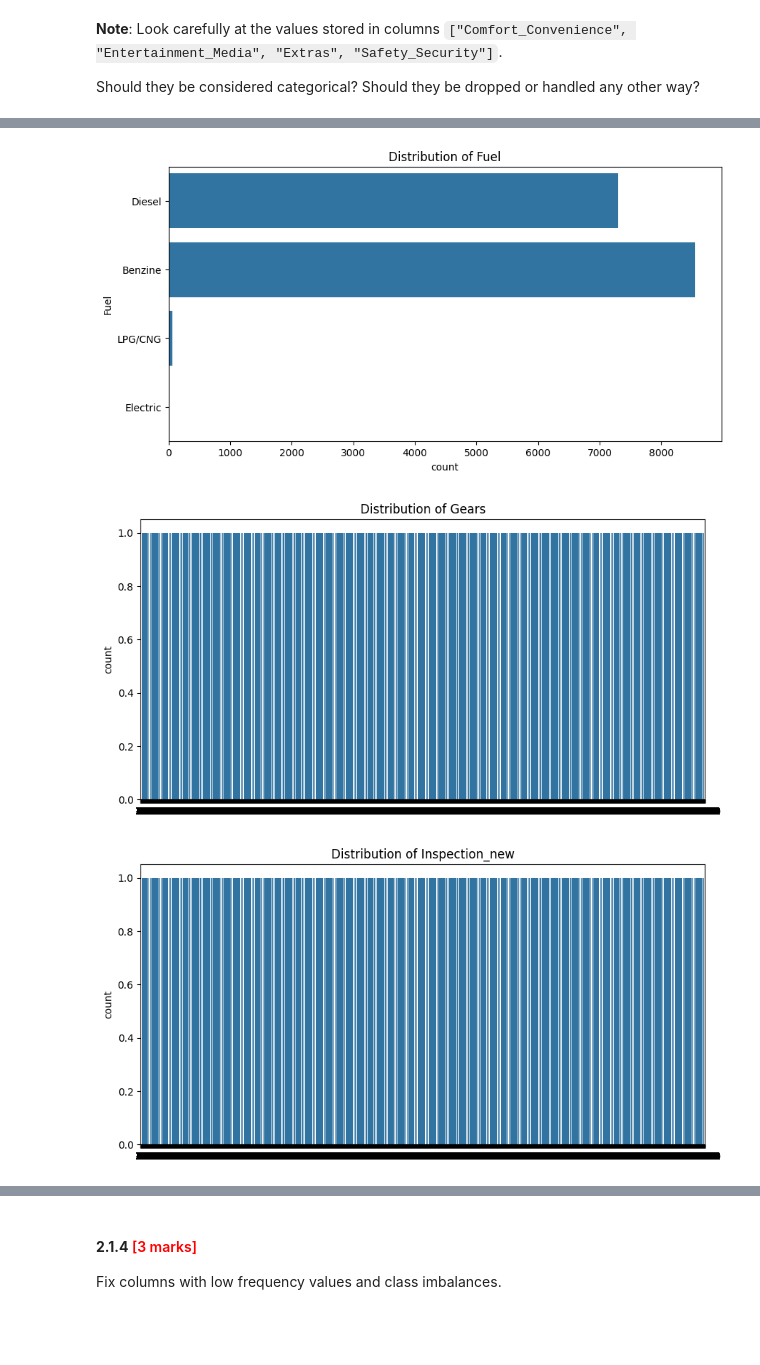
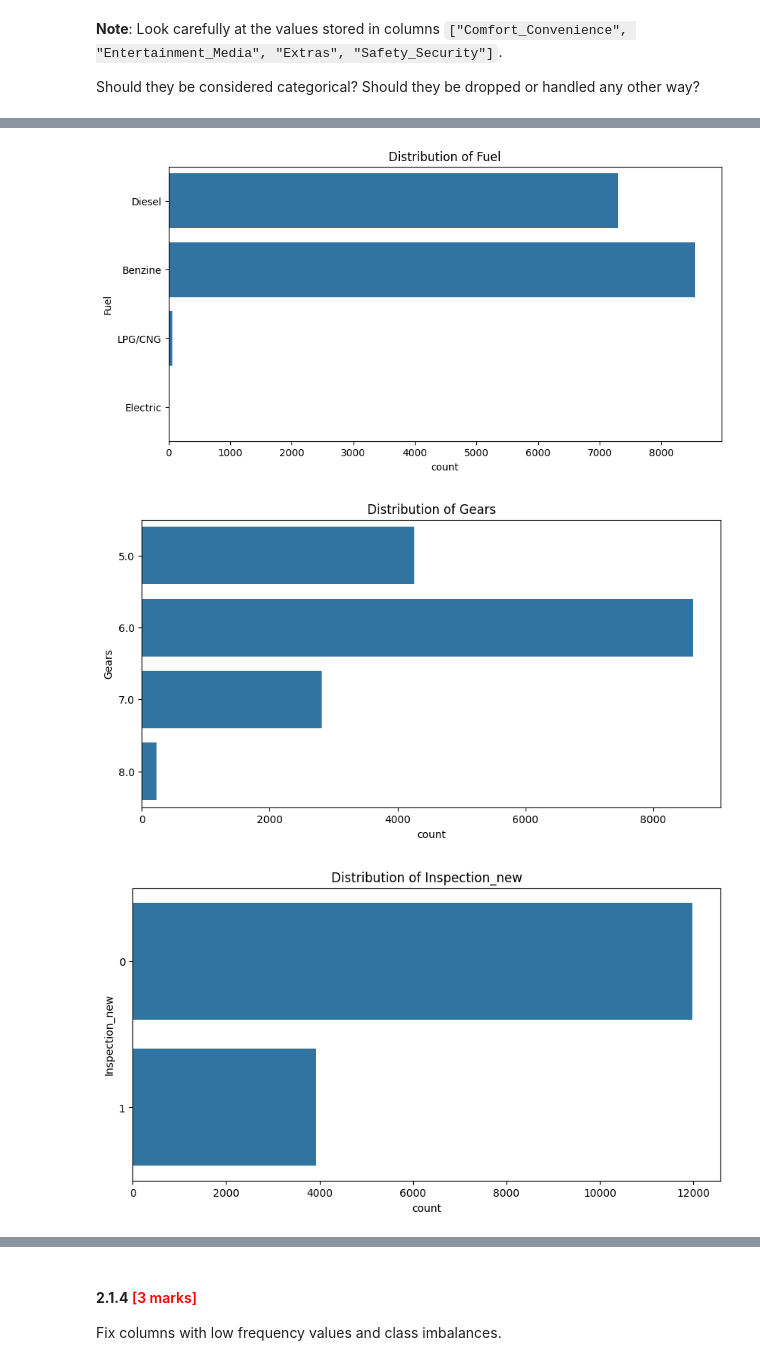
Before and after one commit to shaloy-lewis/Car_Price_Prediction, a Jupyter notebook: RR_Car_Price_Prediction_Shaloy_Lewis.ipynb, the cells around one changed output, grey strips where cells are left out. Cells and saved outputs as stored; diff of their text form; code cells hidden in the pictures; blank space fills up the shorter version.

```diff
--- a/RR_Car_Price_Prediction_Shaloy_Lewis.ipynb
+++ b/RR_Car_Price_Prediction_Shaloy_Lewis.ipynb
@@ -192,3 +208,8 @@ Unique values in Drive_chain: 3
 **Note**: Look carefully at the values stored in columns `["Comfort_Convenience", "Entertainment_Media", "Extras", "Safety_Security"]`.
 
 Should they be considered categorical? Should they be dropped or handled any other way?
+# %%
+CAT_FEATURES_LOW_CARDINALITY = [
+    feature for feature in CAT_FEATURES
+    if df[feature].nunique() <= 10
+]
@@ -195,19 +230,18 @@ Should they be considered categorical? Should they be dropped or handled any oth
 # %%
 # Identify categorical columns and check their frequency distributions
-for feature in CAT_FEATURES:
-  if df[feature].nunique() < 10:
-    plt.figure(figsize=(10,5))
-    sns.countplot(df[feature])
-    plt.title(f'Distribution of {feature}')
-    plt.show()
+for feature in CAT_FEATURES_LOW_CARDINALITY:
+  plt.figure(figsize=(10,5))
+  sns.countplot(y=df[feature])
+  plt.title(f'Distribution of {feature}')
+  plt.show()
 # %% [output]
 [figure]
 [figure]
 [figure]
 [figure]
 [figure]
-[figure, old version]
+[figure, new version]
-[figure, old version]
+[figure, new version]
 [figure]
 [figure]
 [figure]
```
Also changed, not shown: parts of 111 cells of this notebook.
